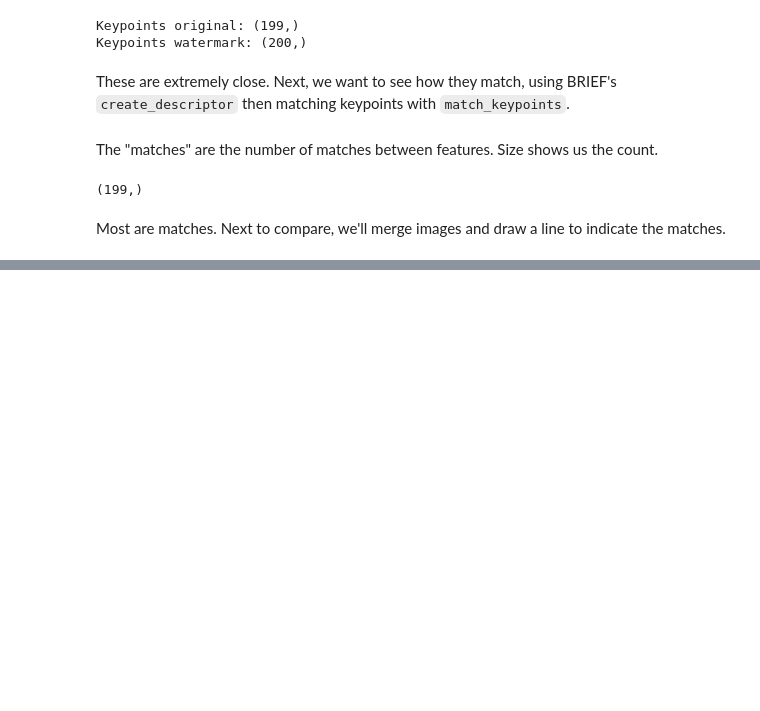
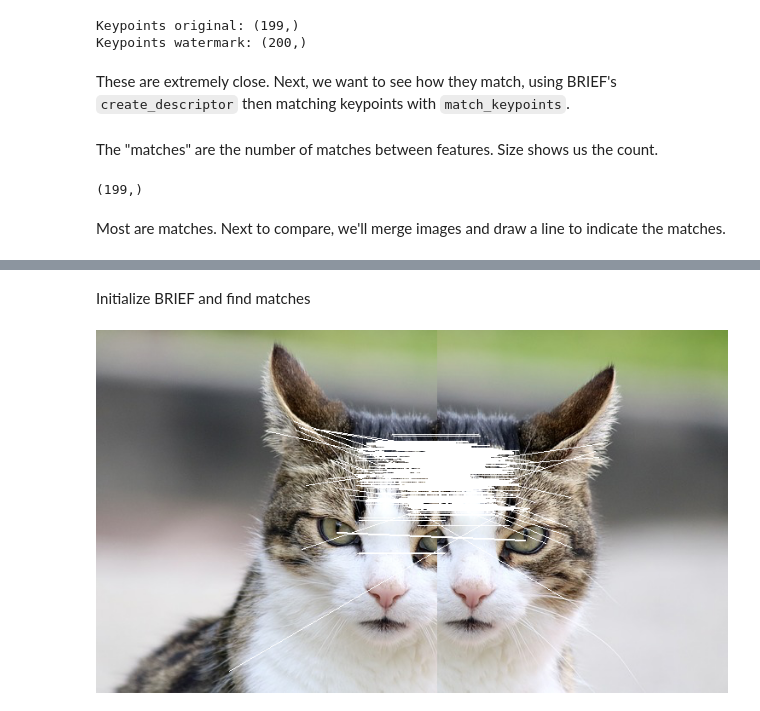
Before and after one commit to tjburch/hands-on-cv-julia, a Jupyter notebook: notes/ch05.ipynb, the cells around one changed output, grey strips where cells are left out. Drawn from its saved outputs; the diff is of its cells as text; code cells hidden in the pictures; blank space fills up the shorter version.

```diff
--- a/notes/ch05.ipynb
+++ b/notes/ch05.ipynb
@@ -205,0 +223,18 @@ grid
+# %% [markdown]
+Initialize BRIEF and find matches
+# %%
+keypoints_1 = Keypoints(fastcorners(img_left_gray, 12, 0.3));
+keypoints_2 = Keypoints(fastcorners(img_right_gray, 12, 0.3));
+
+brief_params = BRIEF()
+desc_1, ret_features_1 = create_descriptor(img_left_gray, keypoints_1, brief_params);
+desc_2, ret_features_2 = create_descriptor(img_right_gray, keypoints_2, brief_params);
+matches = match_keypoints(ret_features_1, ret_features_2, desc_1, desc_2, 0.1)
+
+
+grid = hcat(img_left, img_right)
+offset = CartesianIndex(0, size(img_left_gray, 2))
+map(m -> draw!(grid, LineSegment(m[1], m[2] + offset)), matches)
+grid
+# %% [output]
+[figure, added]
```
Also changed, not shown: parts of 13 cells of this notebook.
